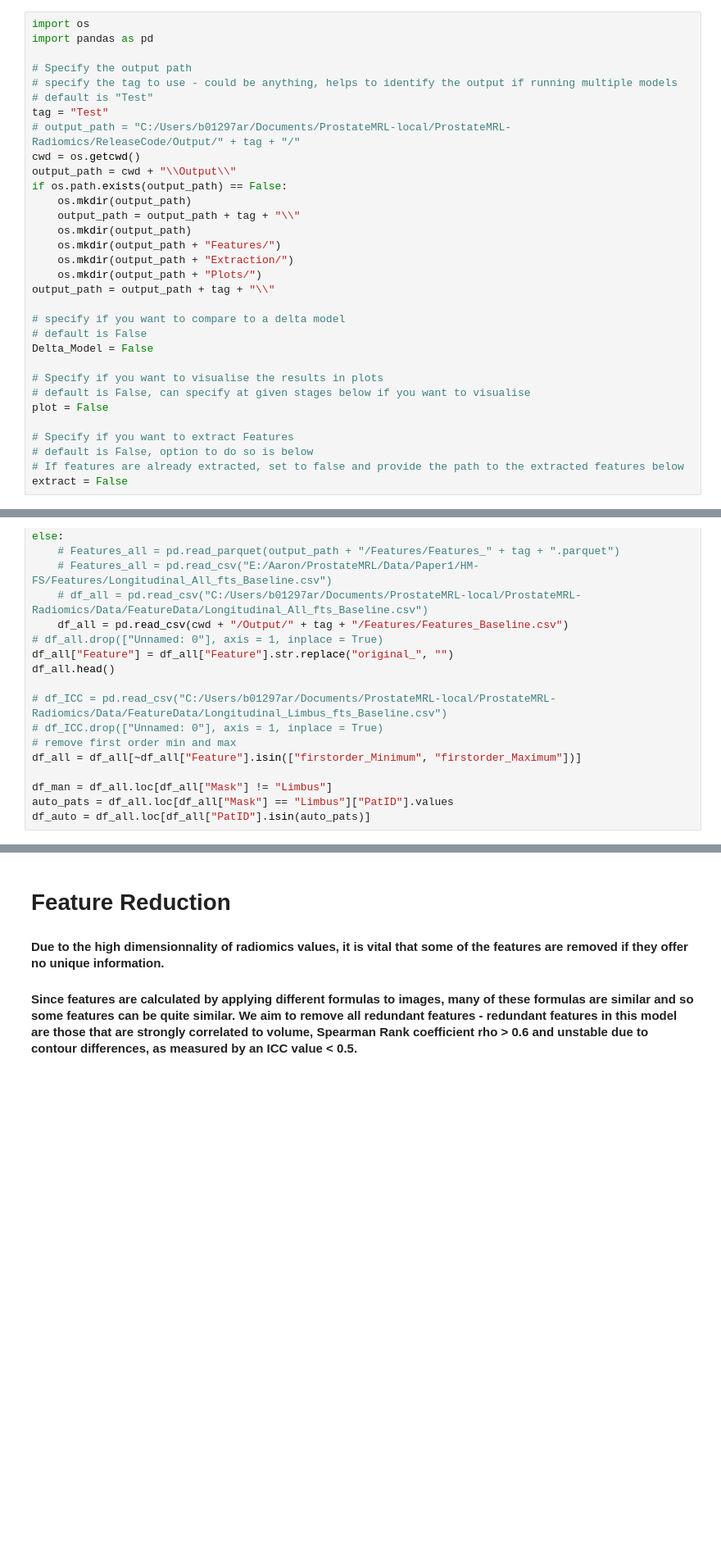
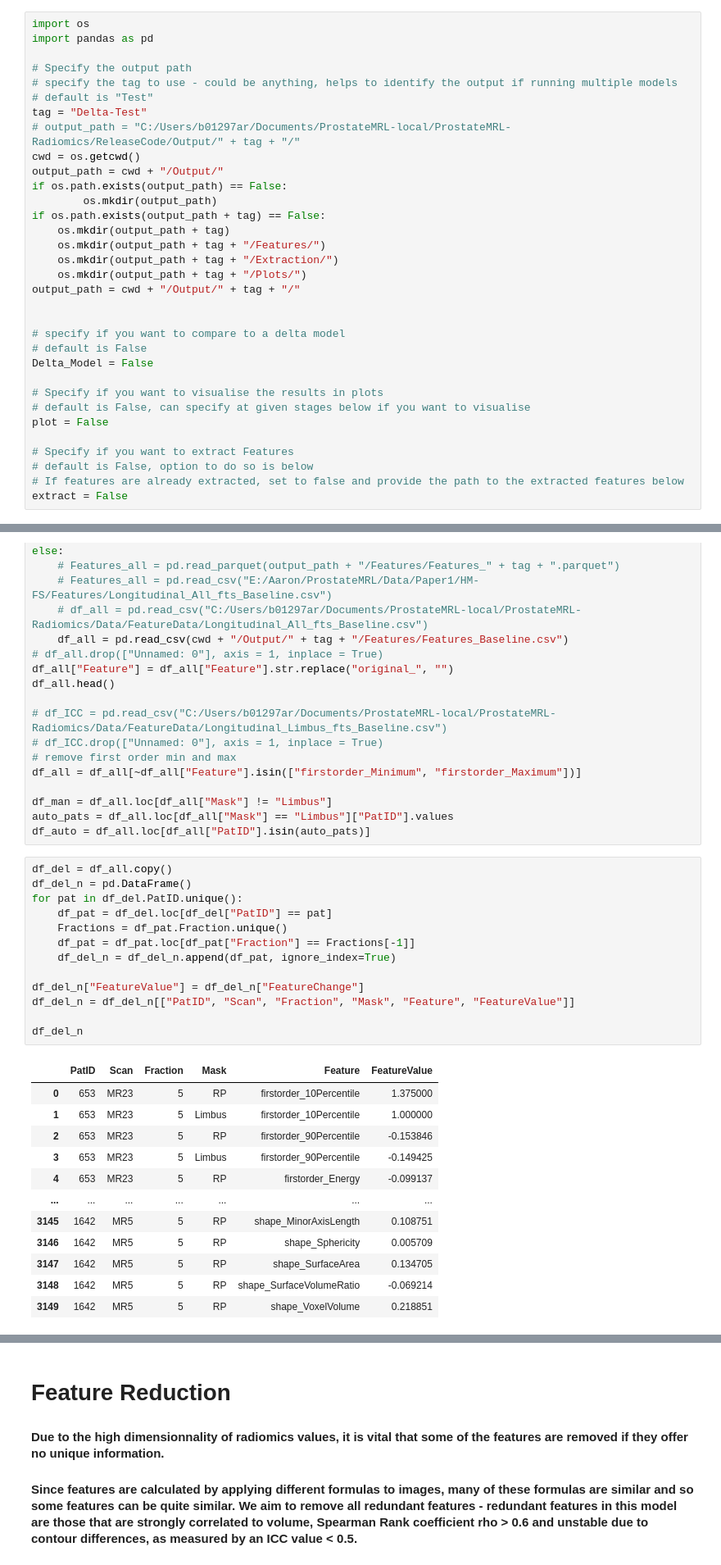
Before and after one commit to aaron-rankin/LongitudinalRadiomics-MRgRT, a Jupyter notebook: P1-Model-Delta.ipynb, the cells around one changed output, grey strips where cells are left out. Shown at 82% size. Cells and saved outputs as stored; diff of their text form; blank space fills up the shorter version.

Commit message:
Updated and added delta

```diff
--- a/Model.ipynb
+++ b/P1-Model-Delta.ipynb
@@ -13,18 +13,19 @@ import pandas as pd
 # Specify the output path
 # specify the tag to use - could be anything, helps to identify the output if running multiple models
 # default is "Test"
-tag = "Test"
+tag = "Delta-Test"
 # output_path = "C:/Users/b01297ar/Documents/ProstateMRL-local/ProstateMRL-Radiomics/ReleaseCode/Output/" + tag + "/"
 cwd = os.getcwd()
-output_path = cwd + "\\Output\\"
+output_path = cwd + "/Output/"
 if os.path.exists(output_path) == False:
-    os.mkdir(output_path)
-    output_path = output_path + tag + "\\"
-    os.mkdir(output_path)
-    os.mkdir(output_path + "Features/")
-    os.mkdir(output_path + "Extraction/")
-    os.mkdir(output_path + "Plots/")
-output_path = output_path + tag + "\\"
+        os.mkdir(output_path)
+if os.path.exists(output_path + tag) == False:
+    os.mkdir(output_path + tag)
+    os.mkdir(output_path + tag + "/Features/")
+    os.mkdir(output_path + tag + "/Extraction/")
+    os.mkdir(output_path + tag + "/Plots/")
+output_path = cwd + "/Output/" + tag + "/"
+
 
 # specify if you want to compare to a delta model
 # default is False
@@ -123,3 +124,29 @@ df_all = df_all[~df_all["Feature"].isin(["firstorder_Minimum", "firstorder_Maxim
 df_man = df_all.loc[df_all["Mask"] != "Limbus"]
 auto_pats = df_all.loc[df_all["Mask"] == "Limbus"]["PatID"].values
 df_auto = df_all.loc[df_all["PatID"].isin(auto_pats)]
+# %%
+df_del = df_all.copy()
+df_del_n = pd.DataFrame()
+for pat in df_del.PatID.unique():
+    df_pat = df_del.loc[df_del["PatID"] == pat]
+    Fractions = df_pat.Fraction.unique()
+    df_pat = df_pat.loc[df_pat["Fraction"] == Fractions[-1]]
+    df_del_n = df_del_n.append(df_pat, ignore_index=True)
+
+df_del_n["FeatureValue"] = df_del_n["FeatureChange"]
+df_del_n = df_del_n[["PatID", "Scan", "Fraction", "Mask", "Feature", "FeatureValue"]]
+
+df_del_n
+# %% [output]
+|  | PatID | Scan | Fraction | Mask | Feature | FeatureValue |
+| 0 | 653 | MR23 | 5 | RP | firstorder_10Percentile | 1.375000 |
+| 1 | 653 | MR23 | 5 | Limbus | firstorder_10Percentile | 1.000000 |
+| 2 | 653 | MR23 | 5 | RP | firstorder_90Percentile | -0.153846 |
+| 3 | 653 | MR23 | 5 | Limbus | firstorder_90Percentile | -0.149425 |
+| 4 | 653 | MR23 | 5 | RP | firstorder_Energy | -0.099137 |
+| ... | ... | ... | ... | ... | ... | ... |
+| 3145 | 1642 | MR5 | 5 | RP | shape_MinorAxisLength | 0.108751 |
+| 3146 | 1642 | MR5 | 5 | RP | shape_Sphericity | 0.005709 |
+| 3147 | 1642 | MR5 | 5 | RP | shape_SurfaceArea | 0.134705 |
+| 3148 | 1642 | MR5 | 5 | RP | shape_SurfaceVolumeRatio | -0.069214 |
+| 3149 | 1642 | MR5 | 5 | RP | shape_VoxelVolume | 0.218851 |
```
Also changed, not shown: parts of 11 cells of this notebook, 4 other files.
